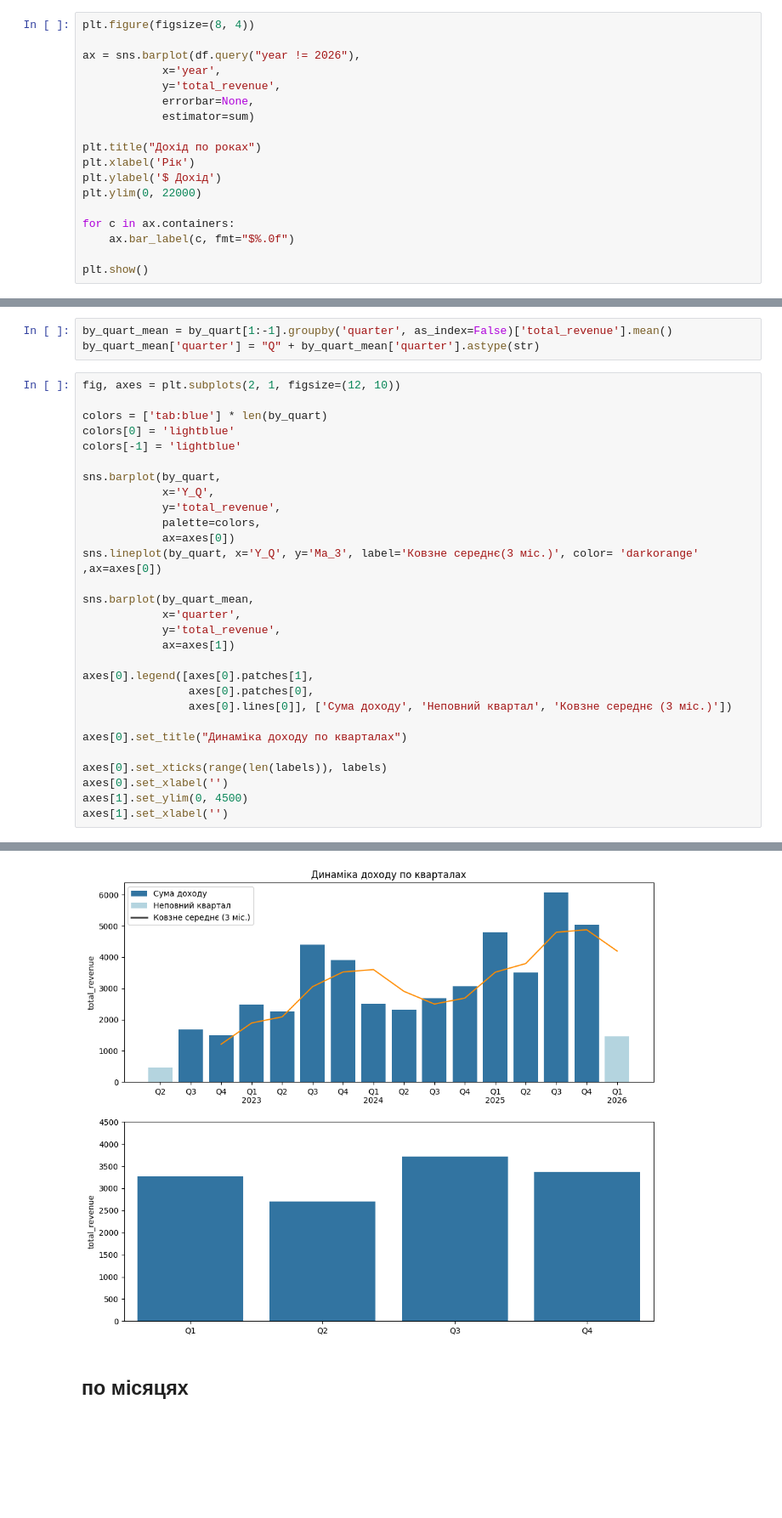
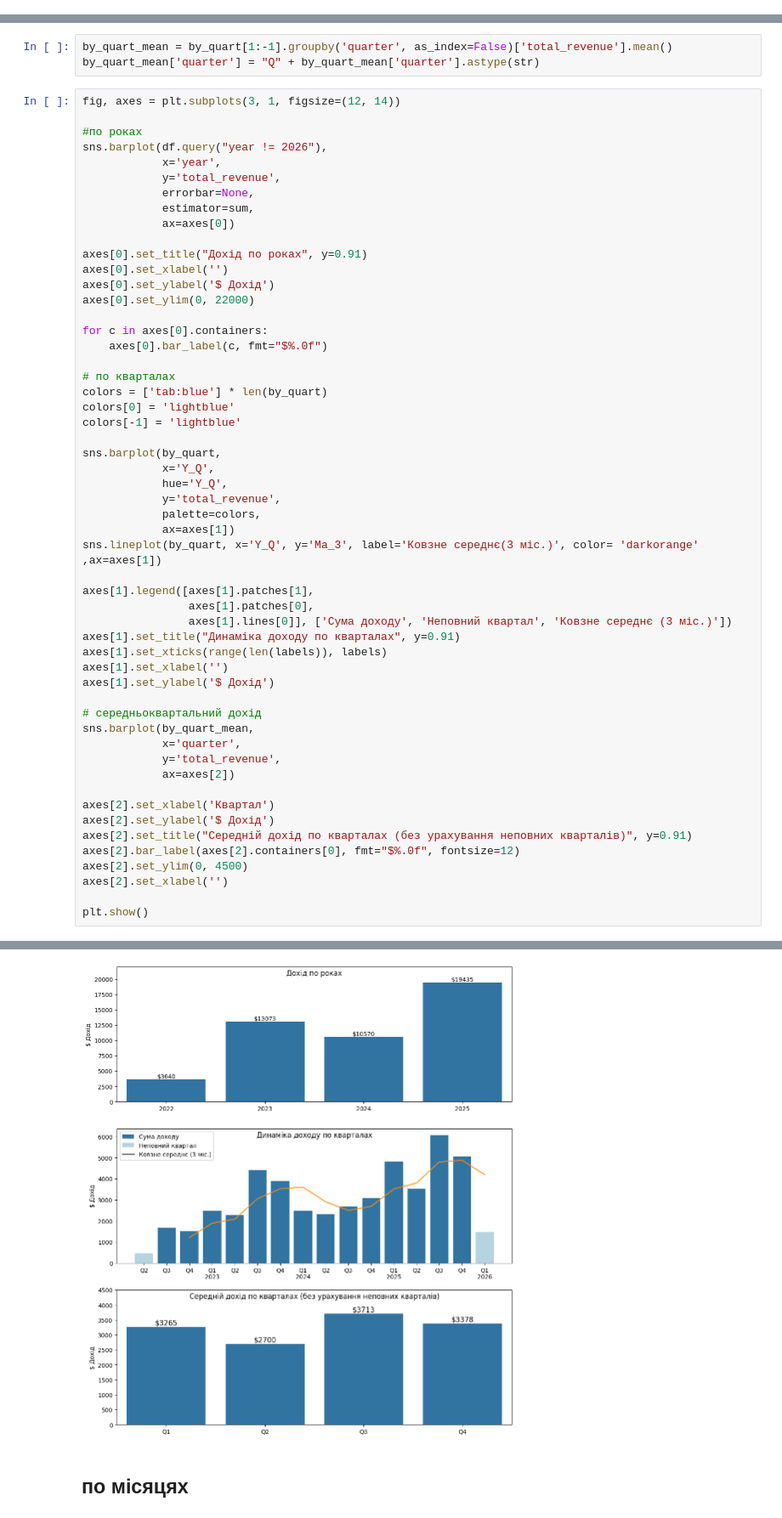
Before and after one commit to Chocopie-DA/db_analysis_sql_sweetylove, a Jupyter notebook: 03_notebooks/EDA.ipynb, the cells around one changed output, grey strips where cells are left out. Shown at 85% size. Cells and saved outputs as stored; diff of their text form; blank space fills up the shorter version.

```diff
--- a/03_notebooks/EDA.ipynb
+++ b/03_notebooks/EDA.ipynb
@@ -1558,21 +1568,3 @@ H1: у дні, коли кити приносять понад $53 доходу,
 # %%
 df['year'] = df['time_utc'].dt.year
 df['quarter'] = df['time_utc'].dt.quarter
-# %%
-plt.figure(figsize=(8, 4))
-
-ax = sns.barplot(df.query("year != 2026"),
-            x='year',
-            y='total_revenue',
-            errorbar=None,
-            estimator=sum)
-
-plt.title("Дохід по роках")
-plt.xlabel('Рік')
-plt.ylabel('$ Дохід')
-plt.ylim(0, 22000)
-
-for c in ax.containers:
-    ax.bar_label(c, fmt="$%.0f")
-
-plt.show()
@@ -1592,32 +1582,57 @@ by_quart['Ma_3'] = by_quart['total_revenue'].rolling(window=3).mean()
 by_quart_mean = by_quart[1:-1].groupby('quarter', as_index=False)['total_revenue'].mean()
 by_quart_mean['quarter'] = "Q" + by_quart_mean['quarter'].astype(str)
 # %%
-fig, axes = plt.subplots(2, 1, figsize=(12, 10))
+fig, axes = plt.subplots(3, 1, figsize=(12, 14))
 
+#по роках
+sns.barplot(df.query("year != 2026"),
+            x='year',
+            y='total_revenue',
+            errorbar=None,
+            estimator=sum,
+            ax=axes[0])
+
+axes[0].set_title("Дохід по роках", y=0.91)
+axes[0].set_xlabel('')
+axes[0].set_ylabel('$ Дохід')
+axes[0].set_ylim(0, 22000)
+
+for c in axes[0].containers:
+    axes[0].bar_label(c, fmt="$%.0f")
+
+# по кварталах
 colors = ['tab:blue'] * len(by_quart)
 colors[0] = 'lightblue'
 colors[-1] = 'lightblue'
 
 sns.barplot(by_quart,
             x='Y_Q',
+            hue='Y_Q',
             y='total_revenue',
             palette=colors,
-            ax=axes[0])
-sns.lineplot(by_quart, x='Y_Q', y='Ma_3', label='Ковзне середнє(3 міс.)', color= 'darkorange' ,ax=axes[0])
+            ax=axes[1])
+sns.lineplot(by_quart, x='Y_Q', y='Ma_3', label='Ковзне середнє(3 міс.)', color= 'darkorange' ,ax=axes[1])
 
+axes[1].legend([axes[1].patches[1],
+                axes[1].patches[0],
+                axes[1].lines[0]], ['Сума доходу', 'Неповний квартал', 'Ковзне середнє (3 міс.)'])
+axes[1].set_title("Динаміка доходу по кварталах", y=0.91)
+axes[1].set_xticks(range(len(labels)), labels)
+axes[1].set_xlabel('')
+axes[1].set_ylabel('$ Дохід')
+
+# середньоквартальний дохід
 sns.barplot(by_quart_mean,
             x='quarter',
             y='total_revenue',
-            ax=axes[1])
+            ax=axes[2])
 
-axes[0].legend([axes[0].patches[1],
-                axes[0].patches[0],
-                axes[0].lines[0]], ['Сума доходу', 'Неповний квартал', 'Ковзне середнє (3 міс.)'])
+axes[2].set_xlabel('Квартал')
+axes[2].set_ylabel('$ Дохід')
+axes[2].set_title("Середній дохід по кварталах (без урахування неповних кварталів)", y=0.91)
+axes[2].bar_label(axes[2].containers[0], fmt="$%.0f", fontsize=12)
+axes[2].set_ylim(0, 4500)
+axes[2].set_xlabel('')
 
-axes[0].set_title("Динаміка доходу по кварталах")
-
-axes[0].set_xticks(range(len(labels)), labels)
-axes[0].set_xlabel('')
-axes[1].set_ylim(0, 4500)
-axes[1].set_xlabel('')
+plt.show()
 # %% [output]
@@ -1628,4 +1639,4 @@ Text(0.5, 0, '')
-[figure, old version]
+[figure, new version]
 # %% [markdown]
 ## по місяцях
 # %%
```
Also changed, not shown: parts of 68 cells of this notebook.
